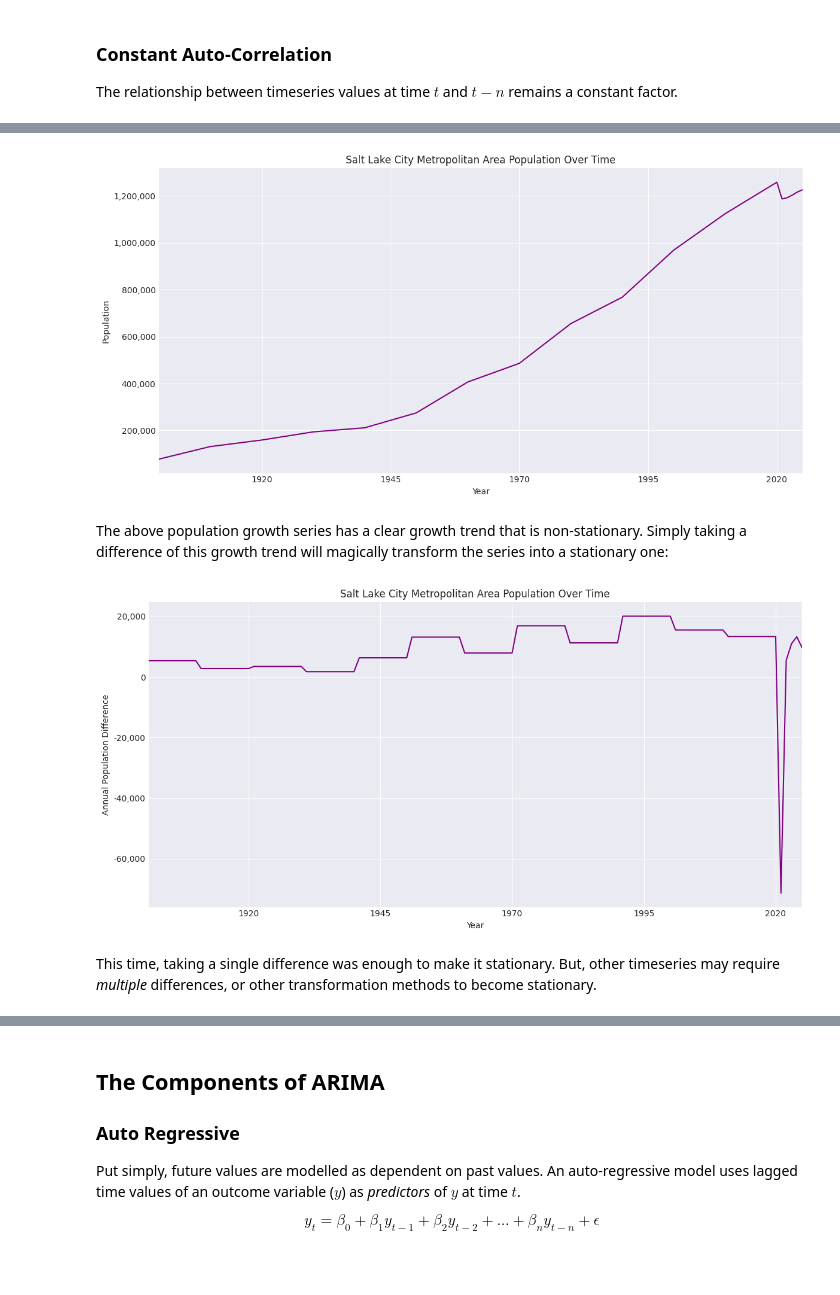
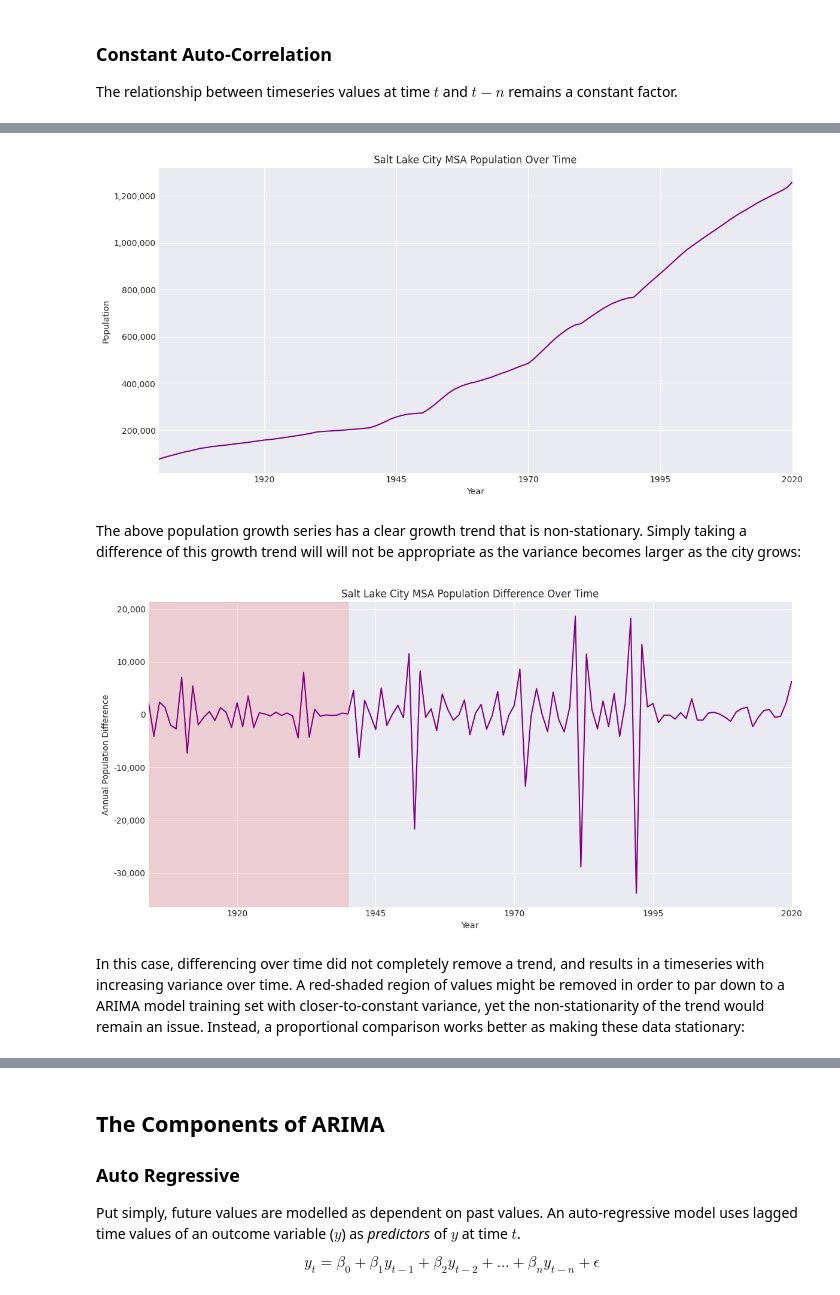
Before and after one commit to kdonavin/meta-prophet-guide, a Jupyter notebook: NOTES/ARIMA_guide.ipynb, the cells around one changed output, grey strips where cells are left out. Drawn from its saved outputs; the diff is of its cells as text; code cells hidden in the pictures; blank space fills up the shorter version.

```diff
--- a/NOTES/ARIMA_guide.ipynb
+++ b/NOTES/ARIMA_guide.ipynb
@@ -293,7 +297,7 @@ fig, ax = plt.subplots(figsize=(12, 6))
 
 slc_pop_df.plot(
     ax=ax,
-    title='Salt Lake City Metropolitan Area Population Over Time',
+    title='Salt Lake City MSA Population Over Time',
     legend=False,
     color='purple'
 )
@@ -304,7 +308,7 @@ def formatter(x, pos):
     return f"{x:,.0f}"
 
 # Apply the formatter to the y-axis and set the label.
-ax.yaxis.set_major_formatter(ticker.FuncFormatter(thousands_formatter))
+ax.yaxis.set_major_formatter(ticker.FuncFormatter(formatter))
 ax.set_ylabel('Population')
 ax.set_xlabel('Year')
 
@@ -313,32 +317,38 @@ plt.grid(True)
 plt.tight_layout()
 plt.show()
 # %% [output]
-[figure, old version]
+[figure, new version]
 # %% [markdown]
-The above population growth series has a clear growth trend that is non-stationary. Simply taking a difference of this growth trend will magically transform the series into a stationary one:
+The above population growth series has a clear growth trend that is non-stationary. Simply taking a difference of this growth trend will will not be appropriate as the variance becomes larger as the city grows:
 # %%
-slc_pop_df['pop_diff'] = slc_pop_df.Population.diff()
+slc_pop_df['pop_diff'] = slc_pop_df.Population.diff()#TRY HIGHER ORDER DIFFERENCING
+# slc_pop_df['pop_diff_2'] = slc_pop_df.pop_diff.diff()
 
 # Create the plot using pandas, and get the matplotlib axes object
 fig, ax = plt.subplots(figsize=(12, 6))
 
 slc_pop_df.pop_diff.dropna().plot(
     ax=ax,
-    title='Salt Lake City Metropolitan Area Population Over Time',
+    title='Salt Lake City MSA Population Difference Over Time',
     legend=False,
     color='purple'
 )
 
 # Apply the formatter to the y-axis and set the label.
-ax.yaxis.set_major_formatter(ticker.FuncFormatter(thousands_formatter))
+ax.yaxis.set_major_formatter(ticker.FuncFormatter(formatter))
 ax.set_ylabel('Annual Population Difference')
 ax.set_xlabel('Year')
+
+# Shade the historical period: from the first year in the data until 1940
+start = slc_pop_df.index.min()
+end = pd.to_datetime('1940', format='%Y')
+ax.axvspan(start, end, color='red', alpha=0.12)
 
 # Ensure a clean layout and display the final plot.
 plt.grid(True)
 plt.tight_layout()
 plt.show()
 # %% [output]
-[figure, old version]
+[figure, new version]
 # %% [markdown]
-This time, taking a single difference was enough to make it stationary. But, other timeseries may require _multiple_ differences, or other transformation methods to become stationary.
+In this case, differencing over time did not completely remove a trend, and results in a timeseries with increasing variance over time. A red-shaded region of values might be removed in order to par down to a ARIMA model training set with closer-to-constant variance, yet the non-stationarity of the trend would remain an issue. Instead, a proportional comparison works better as making these data stationary:
```
Also changed, not shown: parts of 6 cells of this notebook.
